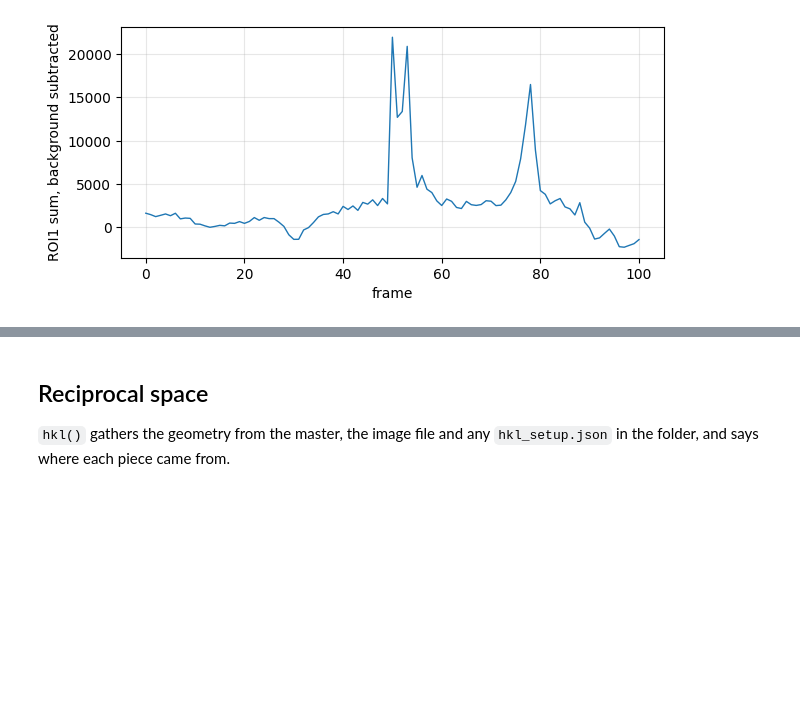
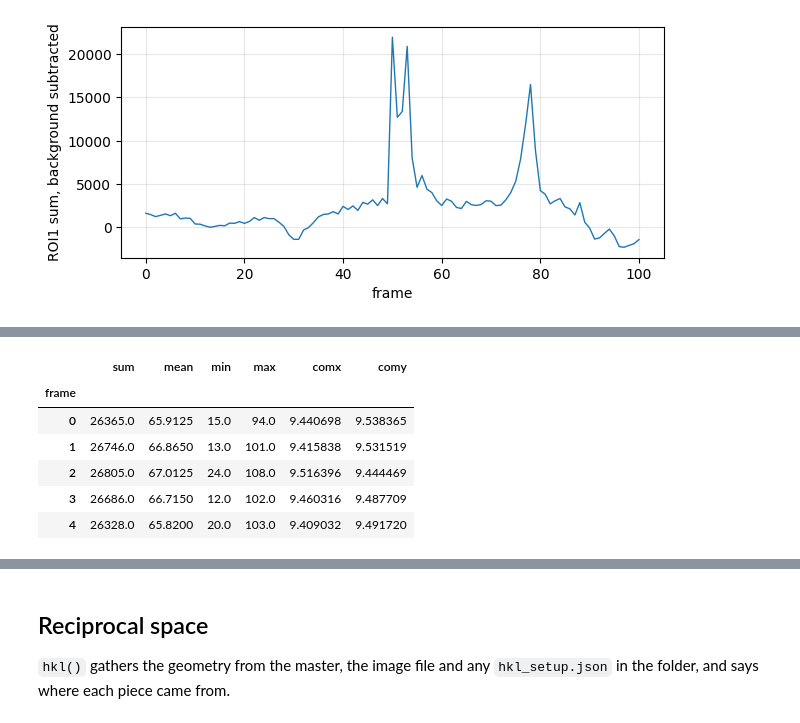
Before and after one commit to jwkim-anl/6idb-scan-viewer, a Jupyter notebook: examples/getting-started.ipynb, the cells around one changed output, grey strips where cells are left out. Cells and saved outputs as stored; diff of their text form; code cells hidden in the pictures; blank space fills up the shorter version.

```diff
--- a/examples/getting-started.ipynb
+++ b/examples/getting-started.ipynb
@@ -204,0 +189,10 @@ Name: 77, dtype: float64
+# %%
+images.roi_series(spot).head()
+# %% [output]
+|  | sum | mean | min | max | comx | comy |
+| frame |  |  |  |  |  |  |
+| 0 | 26365.0 | 65.9125 | 15.0 | 94.0 | 9.440698 | 9.538365 |
+| 1 | 26746.0 | 66.8650 | 13.0 | 101.0 | 9.415838 | 9.531519 |
+| 2 | 26805.0 | 67.0125 | 24.0 | 108.0 | 9.516396 | 9.444469 |
+| 3 | 26686.0 | 66.7150 | 12.0 | 102.0 | 9.460316 | 9.487709 |
+| 4 | 26328.0 | 65.8200 | 20.0 | 103.0 | 9.409032 | 9.491720 |
```
Also changed, not shown: parts of 16 cells of this notebook, 2 other files.
